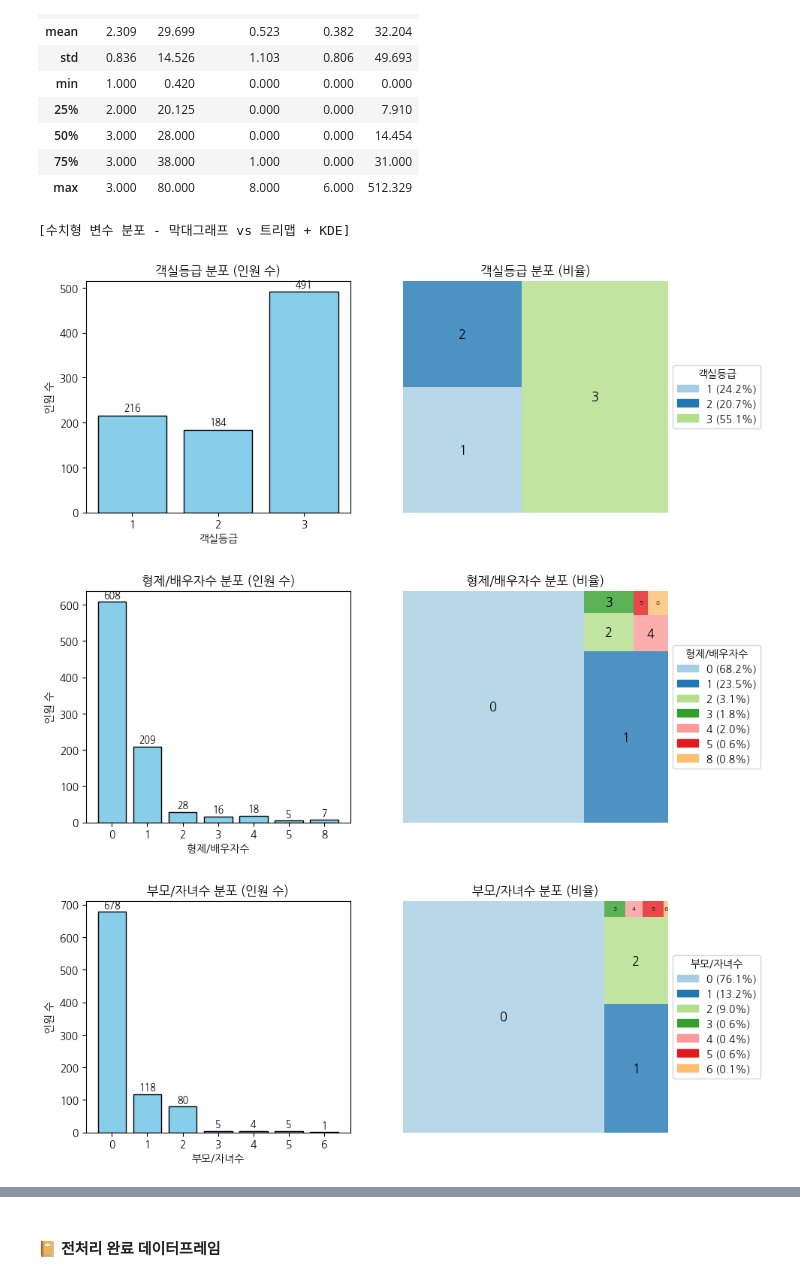
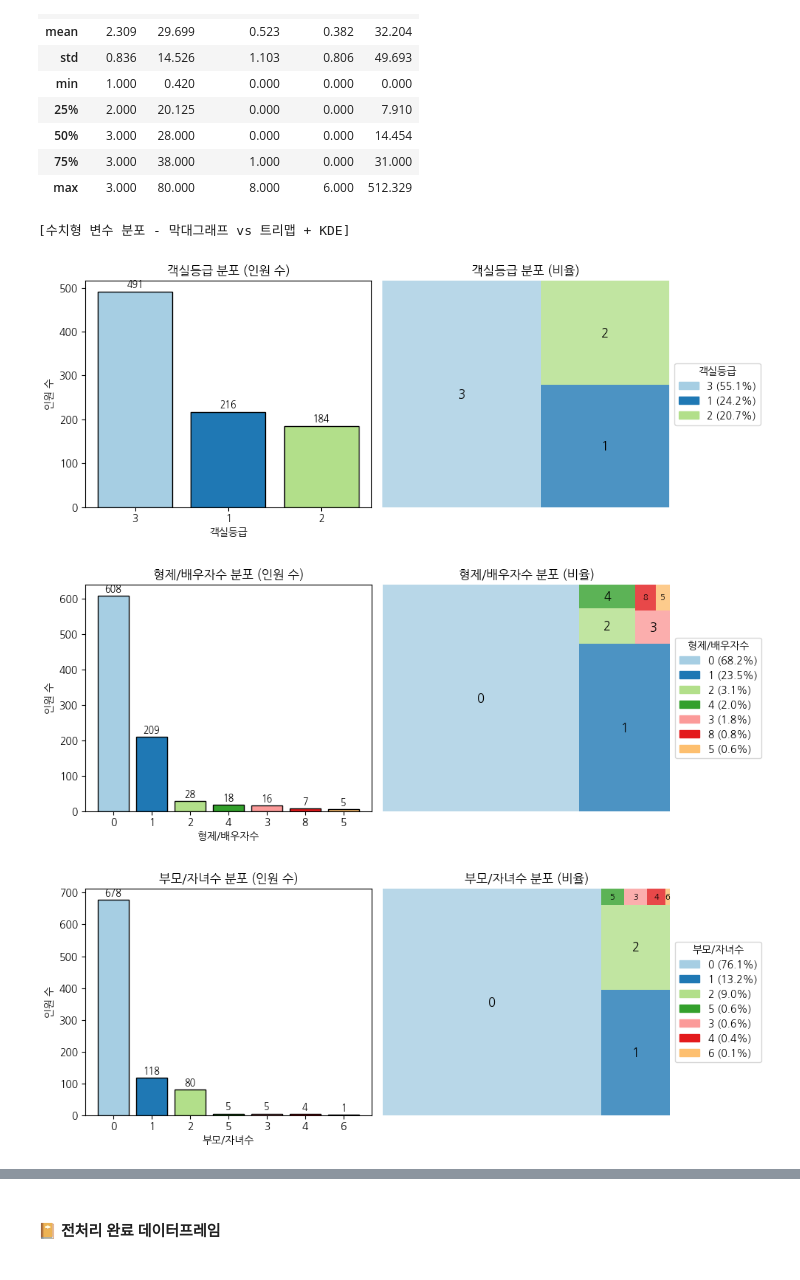
Before and after one commit to JyoARa/Machine-Learning, a Jupyter notebook: Project/Titanic/Titianic_DataAnalysis.ipynb, the cells around one changed output, grey strips where cells are left out. Cells and saved outputs as stored; diff of their text form; code cells hidden in the pictures.

```diff
--- a/Project/Titanic/Titianic_DataAnalysis.ipynb
+++ b/Project/Titanic/Titianic_DataAnalysis.ipynb
@@ -498,15 +495,15 @@ display(df_kor[num_cols].describe().round(3))
 | max | 3.000 | 80.000 | 8.000 | 6.000 | 512.329 |
 # %%
 import matplotlib.pyplot as plt
+import seaborn as sns
 import squarify
 import numpy as np
-from scipy.stats import gaussian_kde
 
 print("[수치형 변수 분포 - 막대그래프 vs 트리맵 + KDE]")
 
 # 수치형 컬럼 추출 (타깃과 ID 제외)
 num_cols = df_kor.select_dtypes(include=[np.number]).columns.tolist()
-exclude_cols = ["생존여부", "승객ID"]  # ✅ 한글 컬럼명 기준
+exclude_cols = ["생존여부", "승객ID"]  # 한글 컬럼명 기준
 num_cols = [c for c in num_cols if c not in exclude_cols]
 
 # 연속형 / 이산형 변수 구분
@@ -515,23 +512,33 @@ discrete_cols = [c for c in num_cols if c not in continuous_cols]  # 이산형
 
 # --- 이산형 변수 시각화 ---
 for c in discrete_cols:
-    counts = df_kor[c].value_counts(dropna=False).sort_index()
-    ratios = df_kor[c].value_counts(normalize=True, dropna=False).sort_index()
+    counts = df_kor[c].value_counts(dropna=False, normalize=False)
+    ratios = df_kor[c].value_counts(normalize=True, dropna=False)
+
+    # 비율 큰 순서대로 정렬
+    ratios = ratios.sort_values(ascending=False)
+    counts = counts.loc[ratios.index]
+
+    # 색상 정의 (막대 + 트리맵 통일)
+    colors = plt.cm.Paired.colors[:len(ratios)]
 
     fig, axes = plt.subplots(1, 2, figsize=(10, 4))
 
     # (1) 막대그래프 (인원 수)
-    bars = axes[0].bar(counts.index.astype(str), counts.values, color="skyblue", edgecolor="black")
+    bars = axes[0].bar(
+        counts.index.astype(str),
+        counts.values,
+        color=colors,
+        edgecolor="black"
+    )
     for i, v in enumerate(counts.values):
         axes[0].text(i, v + 5, str(v), ha="center", va="bottom", fontsize=9, fontweight="bold")
     axes[0].set_title(f"{c} 분포 (인원 수)")
     axes[0].set_xlabel(c)
     axes[0].set_ylabel("인원 수")
 
-    # (2) 트리맵 (비율은 범례에만 표시, 그림에는 값만 표시)
-    labels = [str(idx) for idx in ratios.index]
-    colors = plt.cm.Paired.colors[:len(ratios)]
-
+    # (2) 트리맵 (비율)
+    labels = [str(idx) for idx in ratios.index]  # 그림 안에는 값만
     squarify.plot(
         sizes=ratios.values,
         label=labels,
@@ -544,7 +551,7 @@ for c in discrete_cols:
     # 작은 값은 글씨 축소
     for t, val in zip(axes[1].texts, ratios.values):
         if val < 0.01:
-            t.set_fontsize(6)
+            t.set_fontsize(8)
             t.set_color("black")
 
     axes[1].set_title(f"{c} 분포 (비율)")
@@ -552,41 +559,39 @@ for c in discrete_cols:
 
     # 범례 (값 + 비율%)
     legend_labels = [f"{idx} ({val:.1%})" for idx, val in zip(ratios.index, ratios.values)]
-
     axes[1].legend(
         handles=[plt.Rectangle((0,0),1,1, color=col) for col in colors],
         labels=legend_labels,
         title=c,
         loc="center left",
         bbox_to_anchor=(1, 0.5)
     )
 
+    plt.tight_layout()
+    plt.show()
 
 # --- 연속형 변수 시각화 ---
 for c in continuous_cols:
     data = df_kor[c].dropna()
 
     fig, axes = plt.subplots(1, 2, figsize=(10, 4))
 
     # (1) 히스토그램 (인원 수)
     axes[0].hist(data, bins=20, color="skyblue", edgecolor="black", alpha=0.6)
     axes[0].set_title(f"{c} 분포 (인원 수)")
     axes[0].set_xlabel(c)
     axes[0].set_ylabel("인원 수")
 
-    # (2) 히스토그램 (밀도 + KDE 추세선)
-    axes[1].hist(data, bins=20, density=True, color="skyblue", edgecolor="black", alpha=0.6)
-    kde = gaussian_kde(data)
-    x_vals = np.linspace(data.min(), data.max(), 200)
-    axes[1].plot(x_vals, kde(x_vals), color="darkblue", linewidth=2)
+    # (2) KDE 곡선 (Seaborn 사용, fill=True)
+    sns.kdeplot(data, fill=True, ax=axes[1], color="darkblue")
     axes[1].set_title(f"{c} 분포 (밀도)")
     axes[1].set_xlabel(c)
     axes[1].set_ylabel("밀도")
 
     plt.tight_layout()
     plt.show()
 # %% [output]
 [수치형 변수 분포 - 막대그래프 vs 트리맵 + KDE]
-[figure, old version]
+[figure, new version]
-[figure, old version]
+[figure, new version]
-[figure, old version]
+[figure, new version]
```
Also changed, not shown: parts of 32 cells of this notebook, 1 other file.
